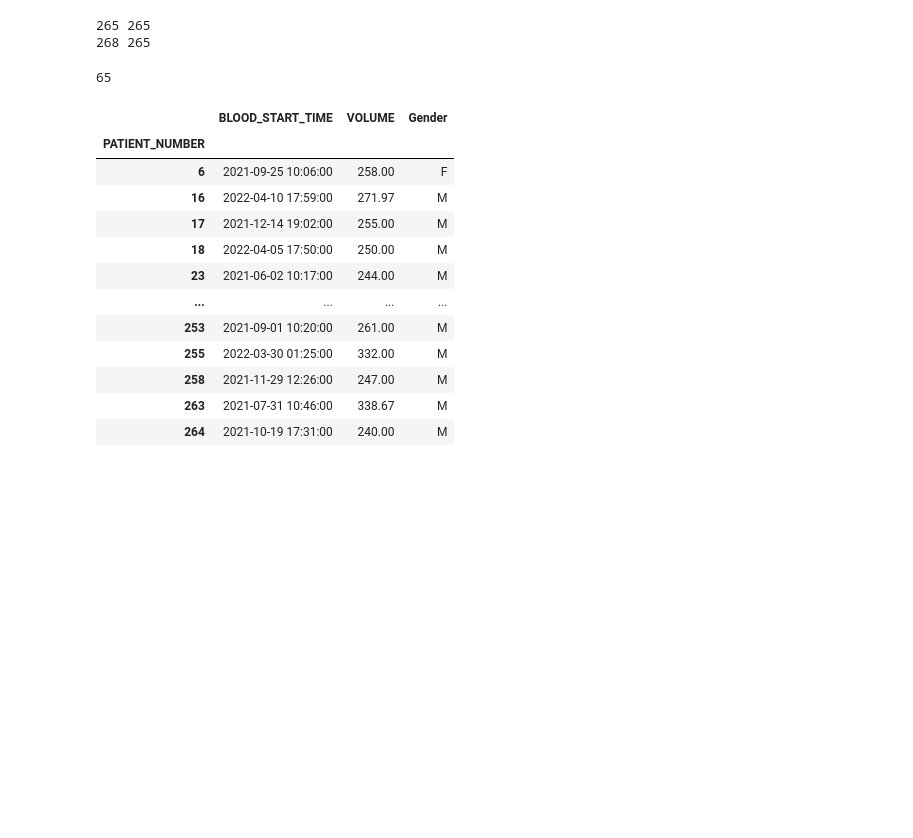
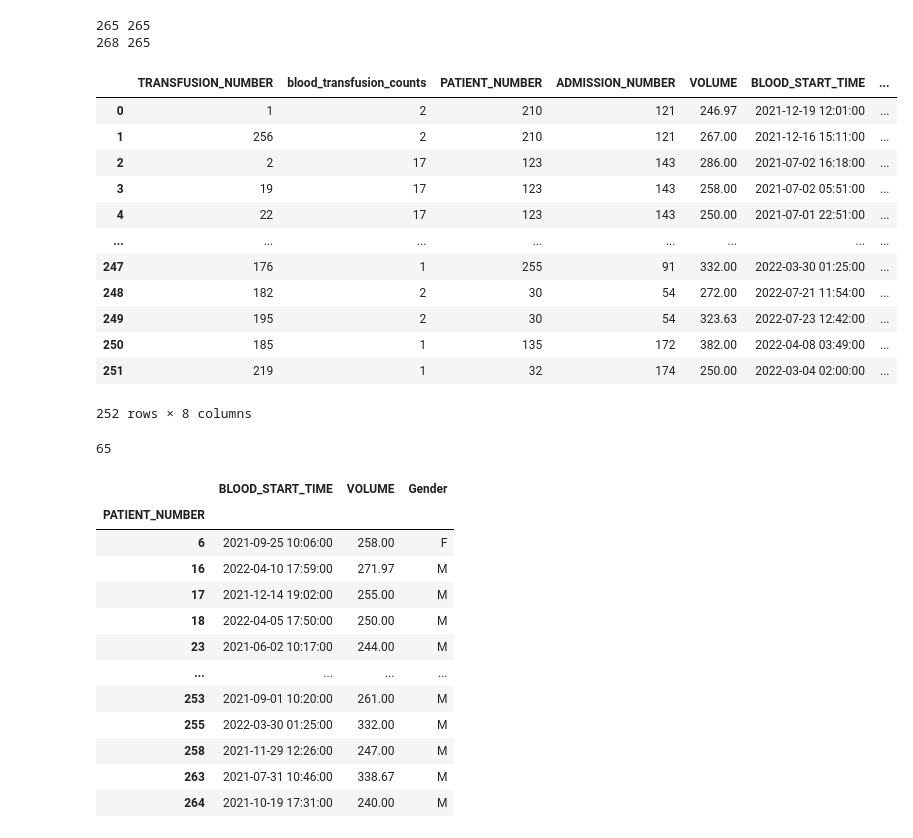
Before and after one commit to lily214754/MIMIC, a Jupyter notebook: EDA/EPIC EDA debug_changed.ipynb, the cells around one changed output. Cells and saved outputs as stored; diff of their text form; code cells hidden in the pictures; blank space fills up the shorter version.

```diff
--- a/EDA/EPIC EDA debug_changed.ipynb
+++ b/EDA/EPIC EDA debug_changed.ipynb
@@ -26,3 +26,20 @@ print(len(df_bypass_surgeries["SURGERY_NUMBER"]),df_admissions["PATIENT_NUMBER"]
 268 265
 # %%
 df_transfusions = pd.merge(df_transfusions,df_patients[["PATIENT_NUMBER","Gender"]], on=["PATIENT_NUMBER"],how = "inner")
+# %%
+df_transfusions.insert(1, 'blood_transfusion_counts', df_transfusions.groupby(['ADMISSION_NUMBER'])['BLOOD_START_TIME'].transform('count'))
+df_transfusions
+# %% [output]
+|  | TRANSFUSION_NUMBER | blood_transfusion_counts | PATIENT_NUMBER | ADMISSION_NUMBER | VOLUME | BLOOD_START_TIME | ... |
+| 0 | 1 | 2 | 210 | 121 | 246.97 | 2021-12-19 12:01:00 | ... |
+| 1 | 256 | 2 | 210 | 121 | 267.00 | 2021-12-16 15:11:00 | ... |
+| 2 | 2 | 17 | 123 | 143 | 286.00 | 2021-07-02 16:18:00 | ... |
+| 3 | 19 | 17 | 123 | 143 | 258.00 | 2021-07-02 05:51:00 | ... |
+| 4 | 22 | 17 | 123 | 143 | 250.00 | 2021-07-01 22:51:00 | ... |
+| ... | ... | ... | ... | ... | ... | ... | ... |
+| 247 | 176 | 1 | 255 | 91 | 332.00 | 2022-03-30 01:25:00 | ... |
+| 248 | 182 | 2 | 30 | 54 | 272.00 | 2022-07-21 11:54:00 | ... |
+| 249 | 195 | 2 | 30 | 54 | 323.63 | 2022-07-23 12:42:00 | ... |
+| 250 | 185 | 1 | 135 | 172 | 382.00 | 2022-04-08 03:49:00 | ... |
+| 251 | 219 | 1 | 32 | 174 | 250.00 | 2022-03-04 02:00:00 | ... |
+252 rows × 8 columns
```
Also changed, not shown: parts of 4 cells of this notebook, 5 other files.
